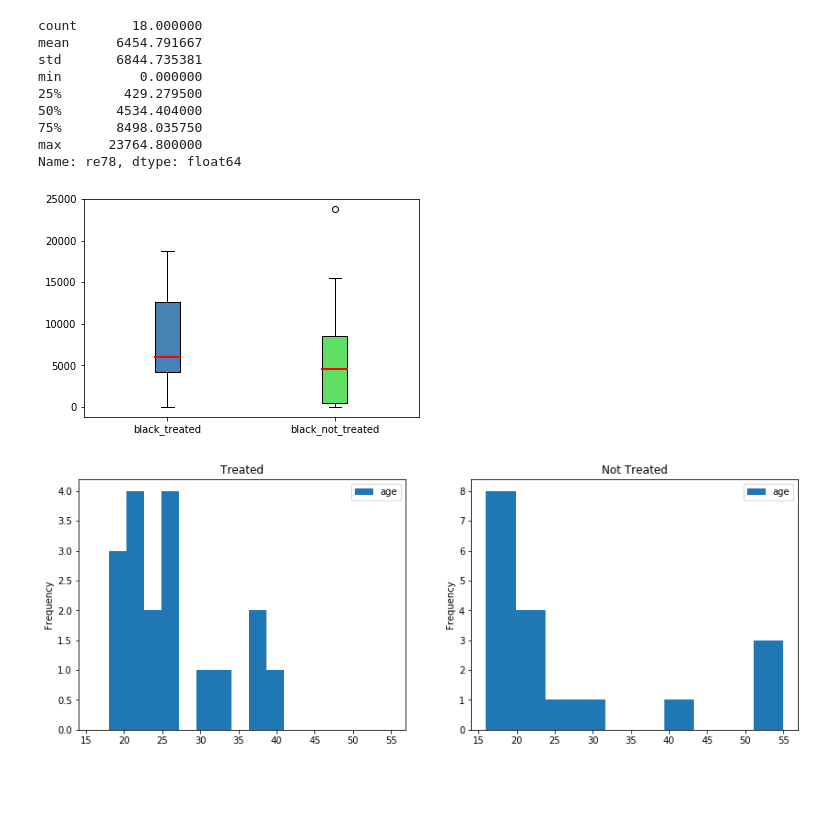
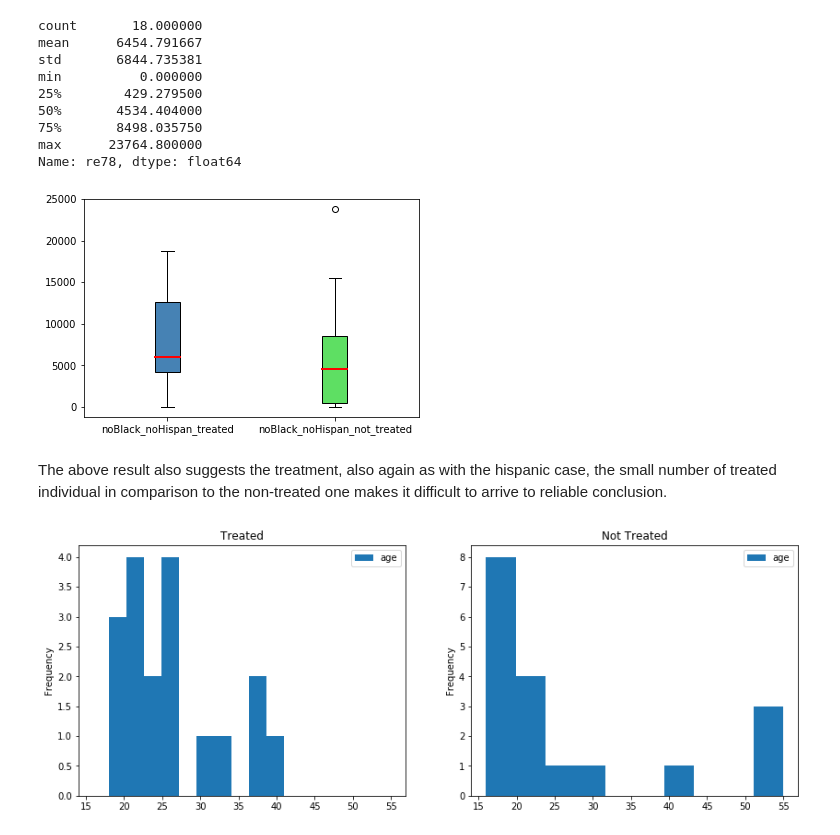
Before and after one commit to IsaacLeimgruber/ADA_labs_repo, a Jupyter notebook: 04 - Applied ML/HW04_Charles.ipynb, the cells around one changed output. Saved outputs shown, nothing was run; the diff lists cells and outputs as text; code cells hidden in the pictures; blank space fills up the shorter version.

```diff
--- a/04 - Applied ML/HW04_Charles.ipynb
+++ b/04 - Applied ML/HW04_Charles.ipynb
@@ -690,3 +658,43 @@ patients_black_treated.head()
+# %%
+def not_black_or_hisp(df, col1, col2):
+    return df.loc[((df[col1] == 0) & (df[col2] == 0))]
+# %%
+def logistic_separate_class(df, col1, col2 = None, not_black_hisp = False,):
+    logistic = linear_model.LogisticRegression()
+    feature_cols = ['age', 'educ', 'black', 'hispan', 'married', 'nodegree', 're74', 're75']
+    X = df[feature_cols]
+
+    patients_treated = 0
+    patients_not_treated = 0
+
+    if(not_black_hisp):
+        new_X = not_black_or_hisp(X,col1,col2)
+        new_y = not_black_or_hisp(df,col1,col2).treat
+    else:
+        new_X = X.loc[(X[col1] == 1)]
+        new_y = df.loc[((df[col1] == 1))].treat
+
+    logistic.fit(new_X, new_y)
+    score_b = logistic.predict_proba(new_X)
+    new_df = df.copy()
+
+
+    if(not_black_hisp):
+        patients_df = not_black_or_hisp(new_df, col1, col2)
+    else:
+        patients_df = new_df.loc[new_df[col1] == 1]
+
+    patients_score_df = patients_df.copy()
+    patients_score_df["score"] = score_b[:,1]
+
+    patients_treated = patients_score_df.loc[patients_score_df['treat'] == 1]
+    patients_not_treated = patients_score_df.loc[patients_score_df['treat'] == 0]
+
+    return patients_treated, patients_not_treated
+# %%
+patients_black_treated , patients_black_not_treated = logistic_separate_class(patients_df,'black')
+patients_hispan_treated , patients_hispan_not_treated = logistic_separate_class(patients_df,'hispan')
+patients_noBlack_noHispan_treated , patients_noBlack_noHispan_not_treated = logistic_separate_class(patients_df,'black', 'hispan', True)
 # %%
 def print_len(df):
     print(len(df))
@@ -826,9 +847,11 @@ min          0.000000
 max      23764.800000
 Name: re78, dtype: float64
 # %%
-make_boxplot(patients_noBlack_noHispan_treated, patients_noBlack_noHispan_not_treated_matched, 're78', ['black_treated', 'black_not_treated'], ['steelblue', '#5EDF63'])
+make_boxplot(patients_noBlack_noHispan_treated, patients_noBlack_noHispan_not_treated_matched, 're78', ['noBlack_noHispan_treated', 'noBlack_noHispan_not_treated'], ['steelblue', '#5EDF63'])
 # %% [output]
-[figure, old version]
+[figure, new version]
+# %% [markdown]
+The above result also suggests the treatment, also again as with the hispanic case, the small number of treated individual in comparison to the non-treated one makes it difficult to arrive to reliable conclusion.
 # %%
 shared_plot_by('age', 'hist', patients_noBlack_noHispan_treated, patients_noBlack_noHispan_not_treated_matched)
 # %% [output]
```
Also changed, not shown: parts of 66 cells of this notebook.
